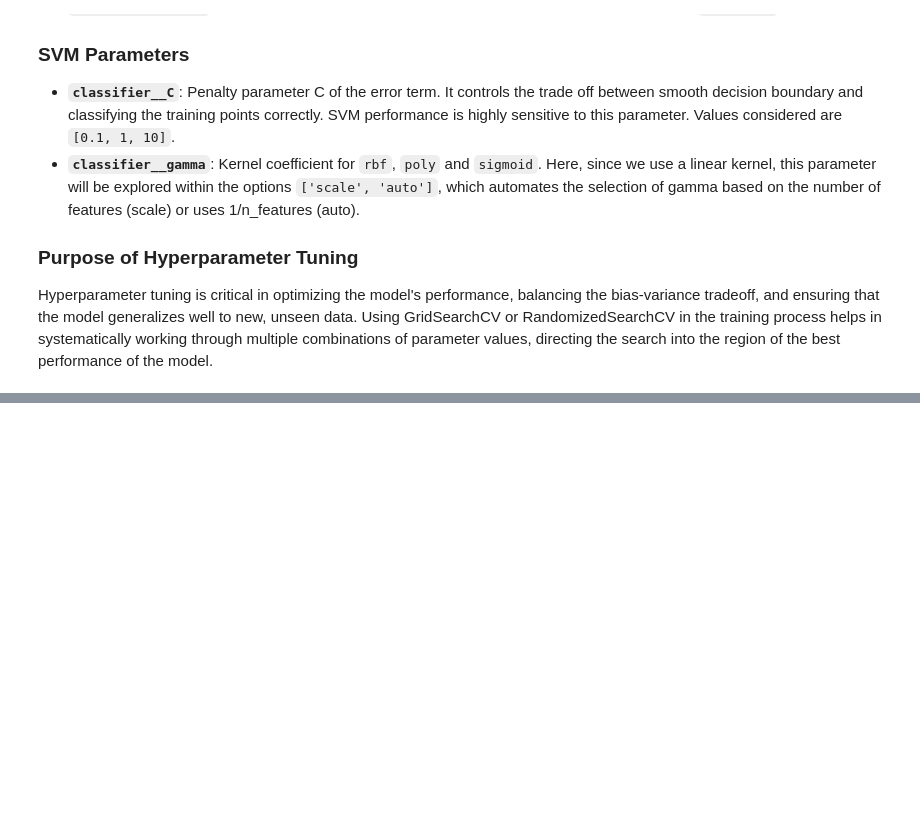
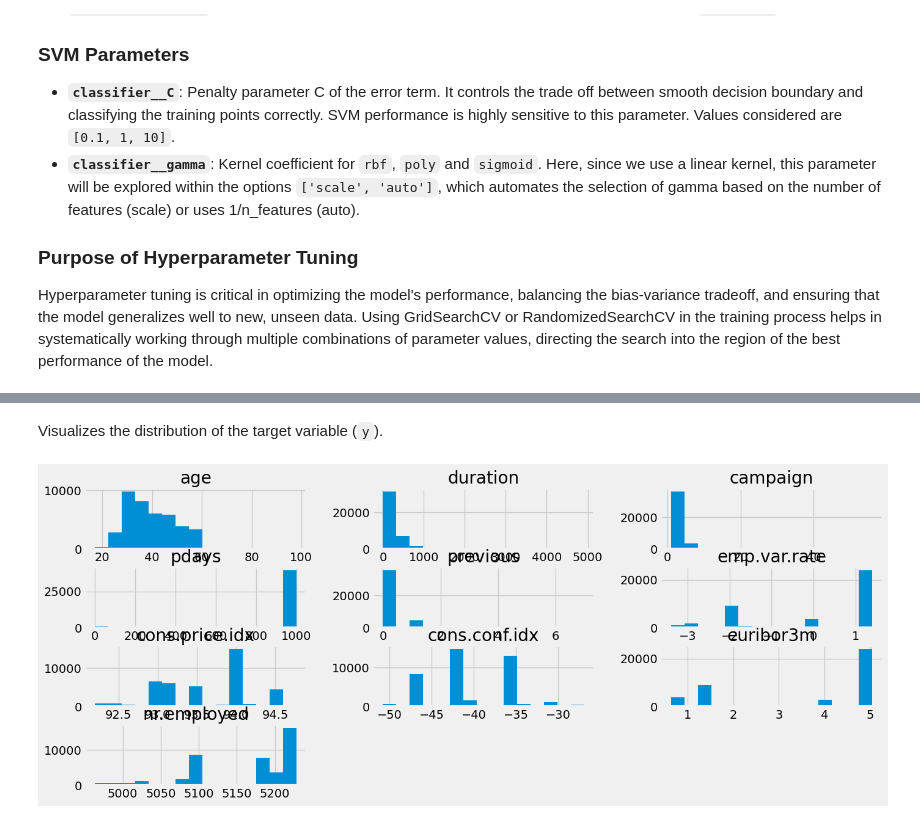
Before and after one commit to Shayawnn/TermDepositMLForecast, a Jupyter notebook: notebook/main.ipynb, the cells around one changed output, grey strips where cells are left out. Cells and saved outputs as stored; diff of their text form; code cells hidden in the pictures; blank space fills up the shorter version.

```diff
--- a/notebook/main.ipynb
+++ b/notebook/main.ipynb
@@ -622,3 +721,7 @@ visualizer.plot_target_distribution(bank_data, 'y', 'Bank Additional Full')
+# %% [markdown]
+Visualizes the distribution of the target variable (`y`).
 # %%
 # Visualizing histograms for numerical features
-visualizer.plot_histograms(bank_data)
+visualizer.plot_histograms(data)
+# %% [output]
+[figure, added]
```
Also changed, not shown: parts of 38 cells of this notebook.
